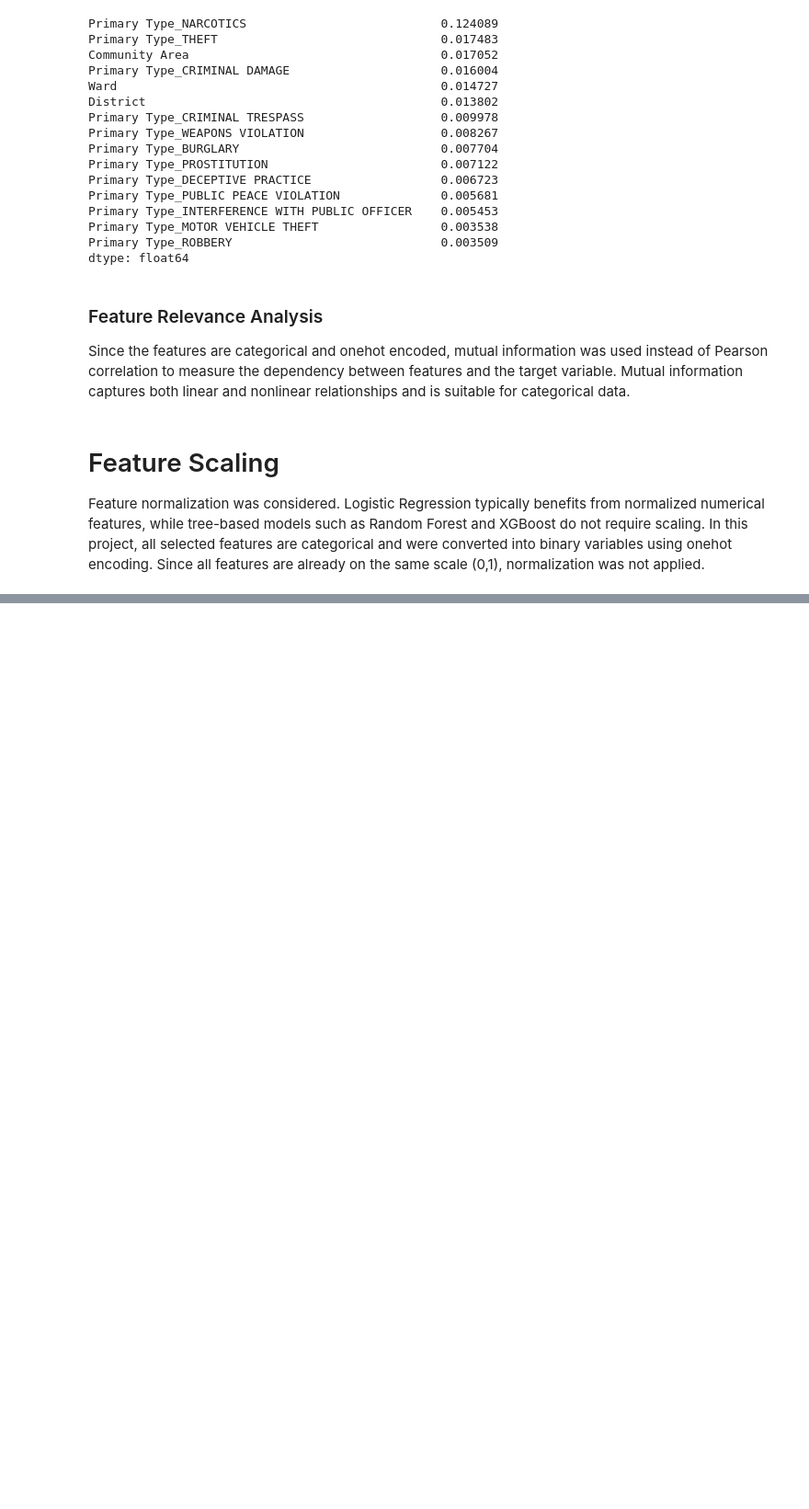
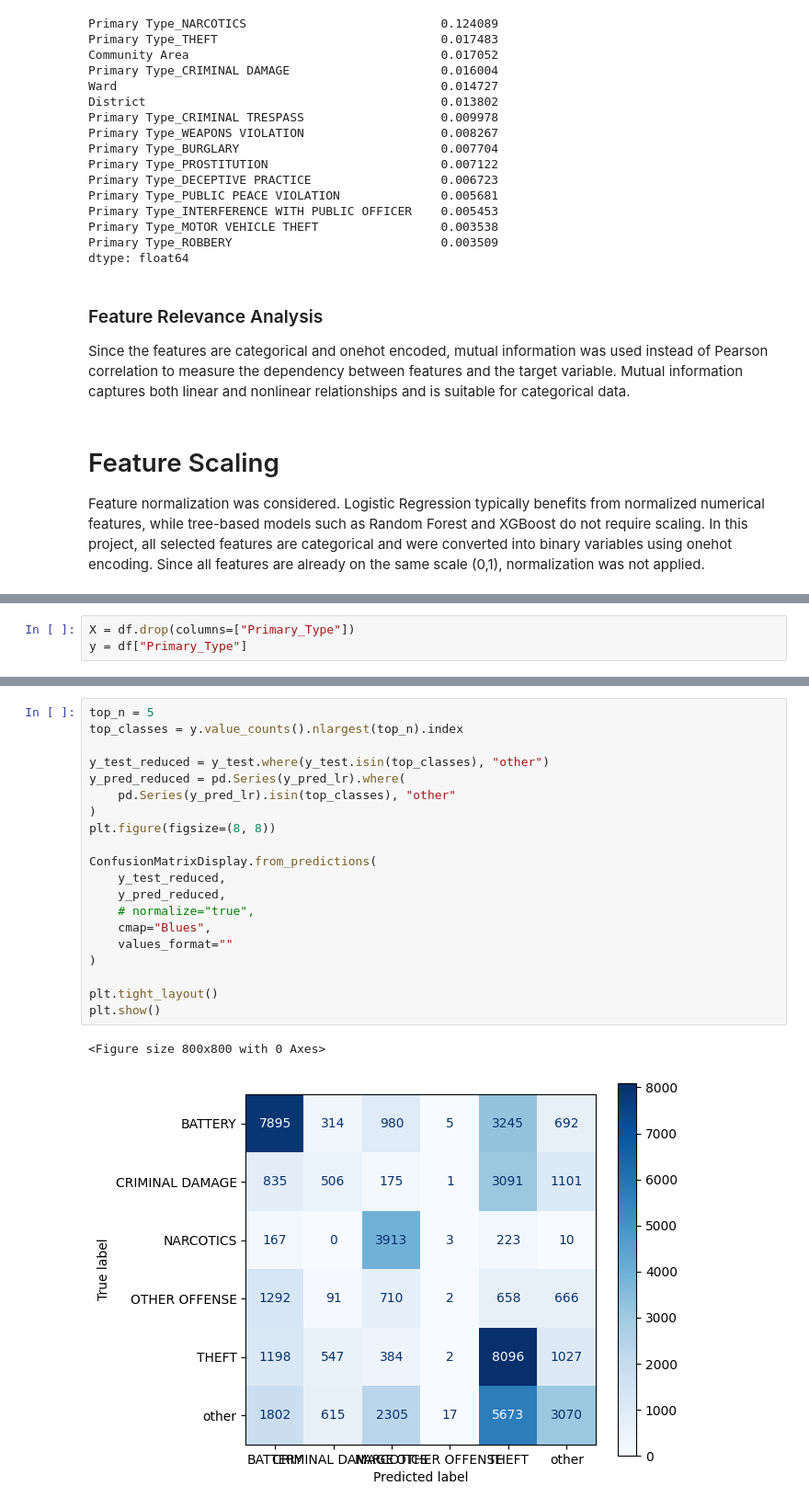
Before and after one commit to Andria-colab/DataGuard, a Jupyter notebook: notebooks/04_machine_learning.ipynb, the cells around one changed output, grey strips where cells are left out. Shown at 92% size. Drawn from its saved outputs; the diff is of its cells as text; blank space fills up the shorter version.

```diff
--- a/notebooks/04_machine_learning.ipynb
+++ b/notebooks/04_machine_learning.ipynb
@@ -351,0 +374,3 @@ Feature normalization was considered. Logistic Regression typically benefits fro
+# %%
+X = df.drop(columns=["Primary_Type"])
+y = df["Primary_Type"]
@@ -351,0 +438,23 @@ Feature normalization was considered. Logistic Regression typically benefits fro
+# %%
+top_n = 5
+top_classes = y.value_counts().nlargest(top_n).index
+
+y_test_reduced = y_test.where(y_test.isin(top_classes), "other")
+y_pred_reduced = pd.Series(y_pred_lr).where(
+    pd.Series(y_pred_lr).isin(top_classes), "other"
+)
+plt.figure(figsize=(8, 8))
+
+ConfusionMatrixDisplay.from_predictions(
+    y_test_reduced,
+    y_pred_reduced,
+    # normalize="true",
+    cmap="Blues",
+    values_format=""
+)
+
+plt.tight_layout()
+plt.show()
+# %% [output]
+<Figure size 800x800 with 0 Axes>
+[figure, added]
```
Also changed, not shown: parts of 11 cells of this notebook, 1 other file.
